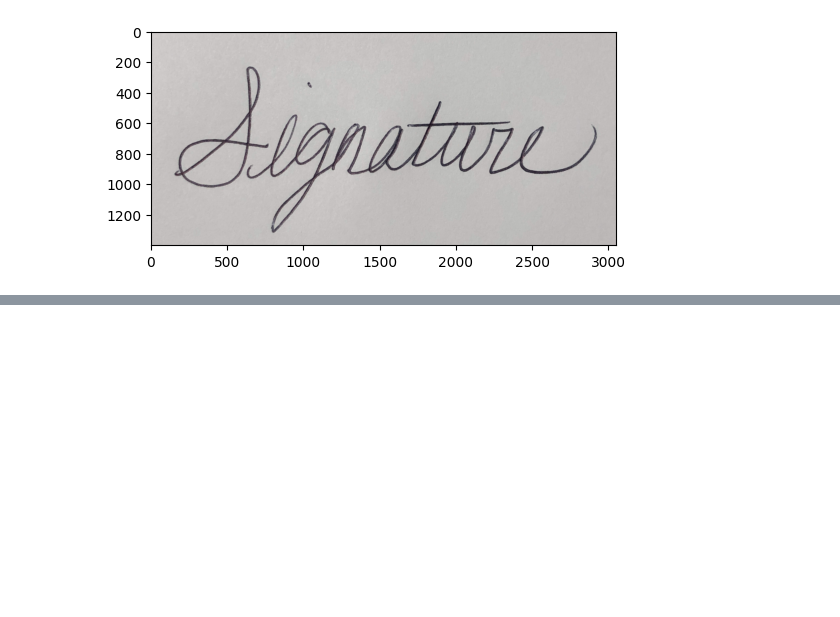
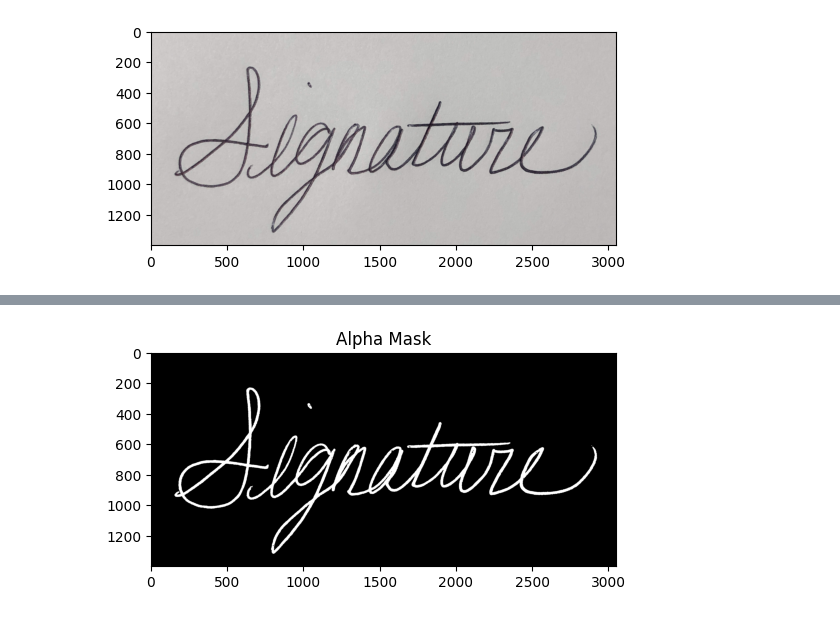
Before and after one commit to saulyaguana/signature, a Jupyter notebook: signature.ipynb, the cells around one changed output, grey strips where cells are left out. Drawn from its saved outputs; the diff is of its cells as text; code cells hidden in the pictures; blank space fills up the shorter version.

```diff
--- a/signature.ipynb
+++ b/signature.ipynb
@@ -39,0 +55,7 @@ plt.imshow(sig[:, :, ::-1]);
+# %%
+ret, alpha_mask = cv2.threshold(sig_gray, 150, 255, cv2.THRESH_BINARY_INV)
+cv2.imwrite("alpha_mask.jpg", alpha_mask)
+plt.imshow(alpha_mask)
+plt.title("Alpha Mask");
+# %% [output]
+[figure, added]
```
Also changed, not shown: parts of 6 cells of this notebook, 1 other file.
